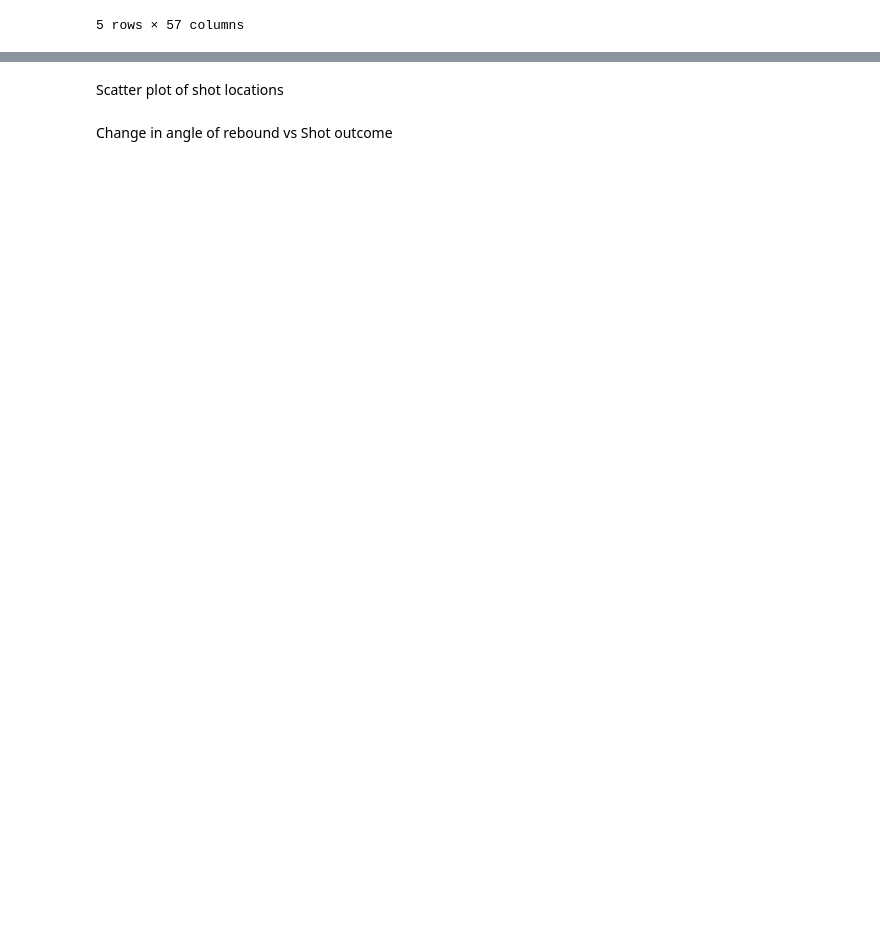
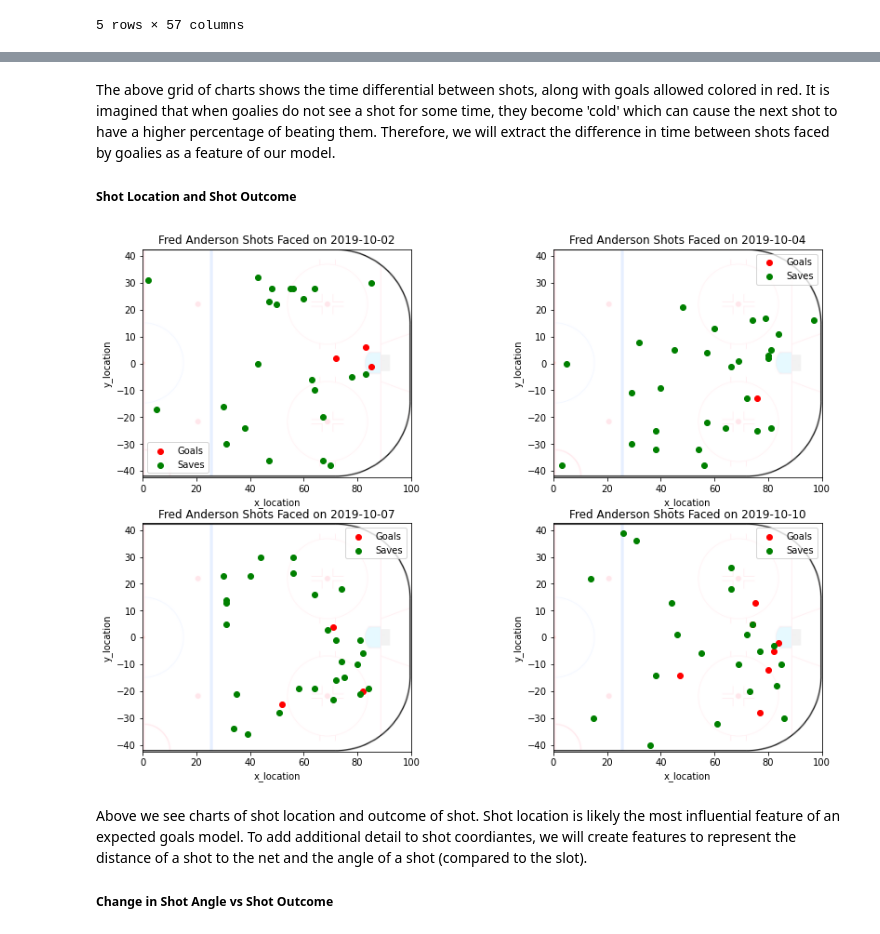
Before and after one commit to shawzy2/expected_goals, a Jupyter notebook: notebook/goalie_trends.ipynb, the cells around one changed output, grey strips where cells are left out. Cells and saved outputs as stored; diff of their text form; code cells hidden in the pictures; blank space fills up the shorter version.

Commit message:
completed model training/testing on partial dataset, completed eda

```diff
--- a/notebook/goalie_trends.ipynb
+++ b/notebook/goalie_trends.ipynb
@@ -296,29 +326,44 @@ Timeline of shots faced vs goals scored
 # %% [markdown]
-Scatter plot of shot locations
+The above grid of charts shows the time differential between shots, along with goals allowed colored in red. It is imagined that when goalies do not see a shot for some time, they become 'cold' which can cause the next shot to have a higher percentage of beating them. Therefore, we will extract the difference in time between shots faced by goalies as a feature of our model.
+
+##### Shot Location and Shot Outcome <a class="anchor" id="4.2"></a>
 # %%
-# for game_id in game_ids:
-#     df_tmp2 = df_tmp[df_tmp['game_id']==game_id]
-#     date = df_tmp2['dateTime'].iloc[0][0:10]
+df_tmp = df[df['goalie']=='Frederik Andersen'].sort_values(['game_id', 'time_seconds'])
+game_ids = df_tmp['game_id'].unique().tolist()[0:4] # get list of four games
 
-#     # read img (retrieved from https://thewincolumn.ca/2021/01/15/r-tutorial-creating-an-nhl-rink-using-the-tidyverse/)
-#     img = plt.imread("../data/images/nhl_rink_plot_output_light.png")
-#     fig, ax = plt.subplots()
-#     ax.imshow(img, extent=[0, 100, -42.5, 42.5])
+# initiate plots
+fig = plt.figure()
+subs = [221,222,223,224]
 
-#     # plot
-#     goals = plt.scatter(df_tmp2[df_tmp2['is_goal']==True]['x_loc'],
-#                         df_tmp2[df_tmp2['is_goal']==True]['y_loc'],
-#                         c='red',
-#                         label='Goals')
-#     non_goals = plt.scatter(df_tmp2[df_tmp2['is_goal']==False]['x_loc'],
-#                             df_tmp2[df_tmp2['is_goal']==False]['y_loc'],
-#                             c='green',
-#                             label='Saves')
-#     plt.title(f'Fred Anderson Shots Faced on {date}')
-#     plt.xlabel("Time in Seconds")
-#     plt.ylabel("Total Shots")
-#     ax.legend()
-#     plt.show()
+for i in range(0,len(game_ids)):
+    df_tmp2 = df_tmp[df_tmp['game_id']==game_ids[i]]
+    date = df_tmp2['dateTime'].iloc[0][0:10]
+
+    # read img (retrieved from https://thewincolumn.ca/2021/01/15/r-tutorial-creating-an-nhl-rink-using-the-tidyverse/)
+    img = plt.imread("../data/images/nhl_rink_plot_output_light.png")
+    ax = fig.add_subplot(subs[i])
+    ax.imshow(img, extent=[0, 100, -42.5, 42.5])
+
+    # plot
+    goals = ax.scatter(df_tmp2[df_tmp2['is_goal']==True]['x_loc'],
+                        df_tmp2[df_tmp2['is_goal']==True]['y_loc'],
+                        c='red',
+                        label='Goals')
+    non_goals = ax.scatter(df_tmp2[df_tmp2['is_goal']==False]['x_loc'],
+                            df_tmp2[df_tmp2['is_goal']==False]['y_loc'],
+                            c='green',
+                            label='Saves')
+    plt.title(f'Fred Anderson Shots Faced on {date}')
+    plt.xlabel("x_location")
+    plt.ylabel("y_location")
+    ax.legend()
+
+plt.subplots_adjust(top=2, right=2)
+plt.show()
+# %% [output]
+[figure, added]
 # %% [markdown]
-Change in angle of rebound vs Shot outcome
+Above we see charts of shot location and outcome of shot. Shot location is likely the most influential feature of an expected goals model. To add additional detail to shot coordiantes, we will create features to represent the distance of a shot to the net and the angle of a shot (compared to the slot).
+
+##### Change in Shot Angle vs Shot Outcome <a class="anchor" id="4.3"></a>
 # %%
```
Also changed, not shown: parts of 45 cells of this notebook, 1 other file.
